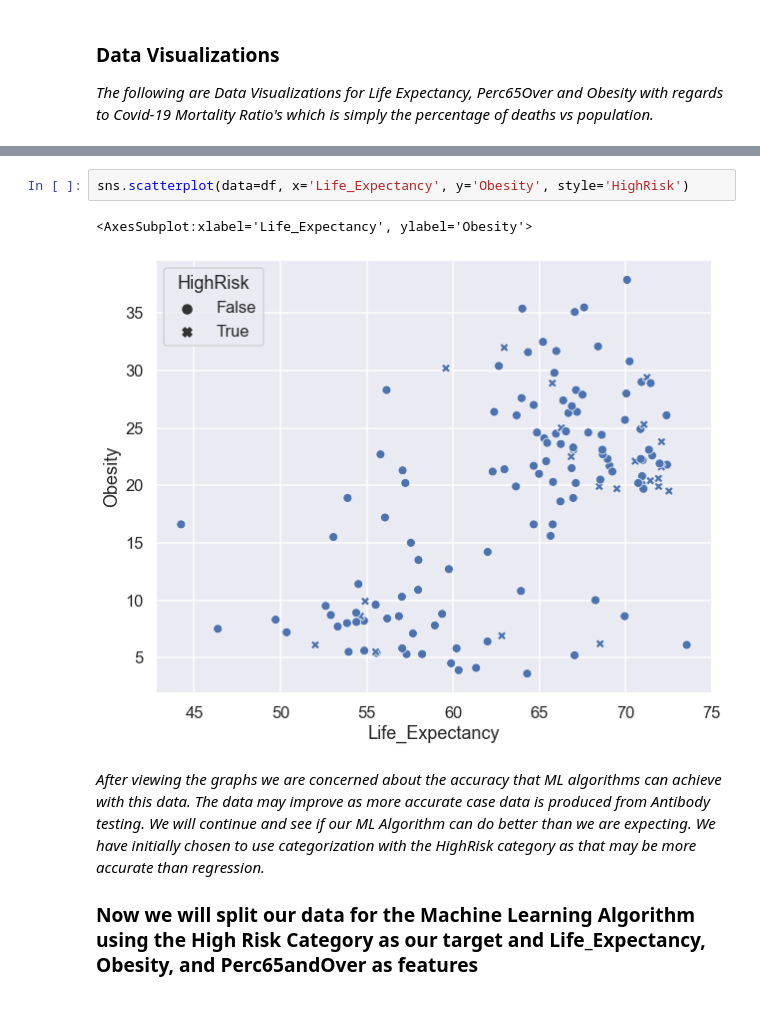
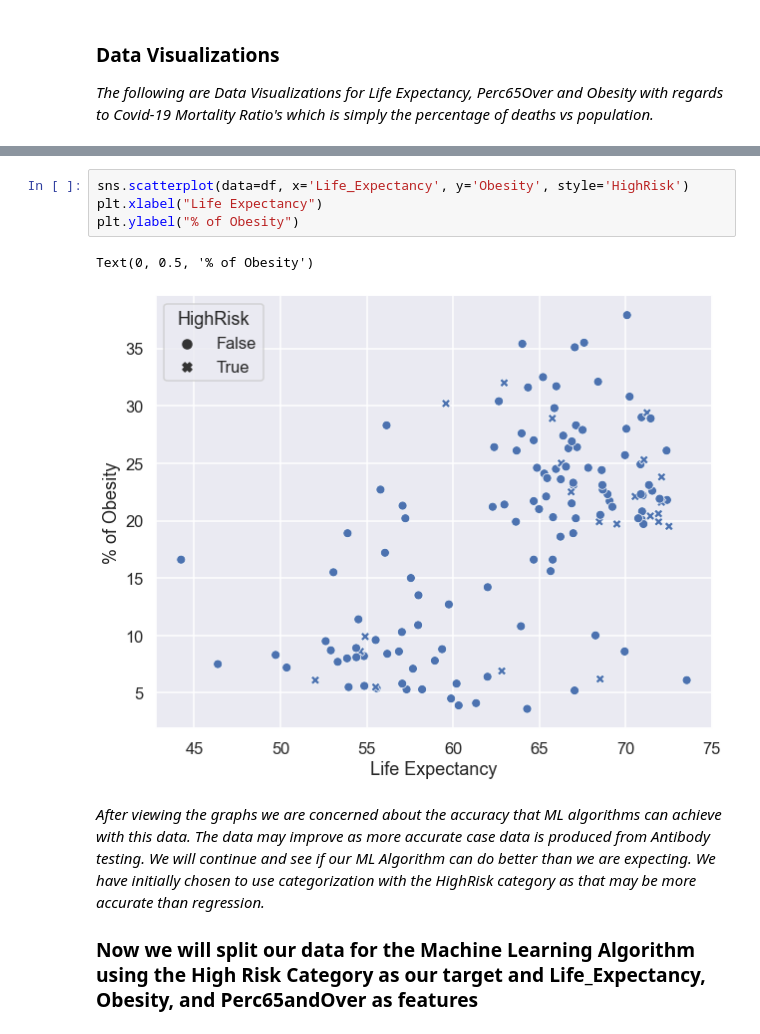
Before and after one commit to chrisweilacker/CovidMachineLearningProject, a Jupyter notebook: CovidMLProject.ipynb, the cells around one changed output, grey strips where cells are left out. Drawn from its saved outputs; the diff is of its cells as text.

```diff
--- a/CovidMLProject.ipynb
+++ b/CovidMLProject.ipynb
@@ -127,8 +134,10 @@ sns.scatterplot(data=df, x='Perc65Over', y='Obesity', style='HighRisk');
 # %%
 sns.scatterplot(data=df, x='Life_Expectancy', y='Obesity', style='HighRisk')
+plt.xlabel("Life Expectancy")
+plt.ylabel("% of Obesity")
 # %% [output]
-<AxesSubplot:xlabel='Life_Expectancy', ylabel='Obesity'>
+Text(0, 0.5, '% of Obesity')
-[figure, old version]
+[figure, new version]
 # %% [markdown]
 _After viewing the graphs we are concerned about the accuracy that ML algorithms can achieve with this data. The data may improve as more accurate case data is produced from Antibody testing.  We will continue and see if our ML Algorithm can do better than we are expecting. We have initially chosen to use categorization with the HighRisk category as that may be more accurate than regression._
 
```
Also changed, not shown: parts of 11 cells of this notebook.
